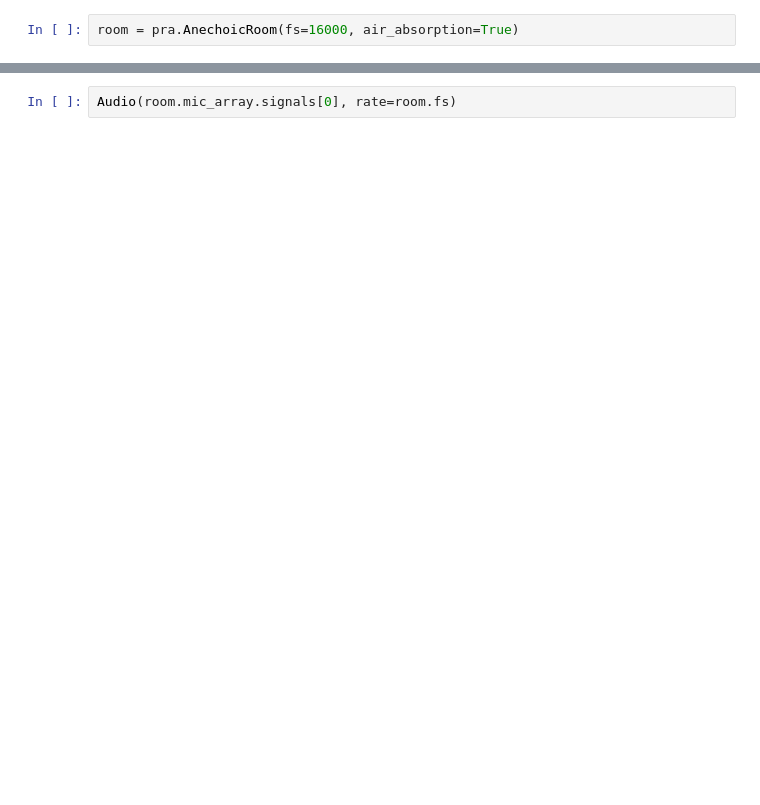
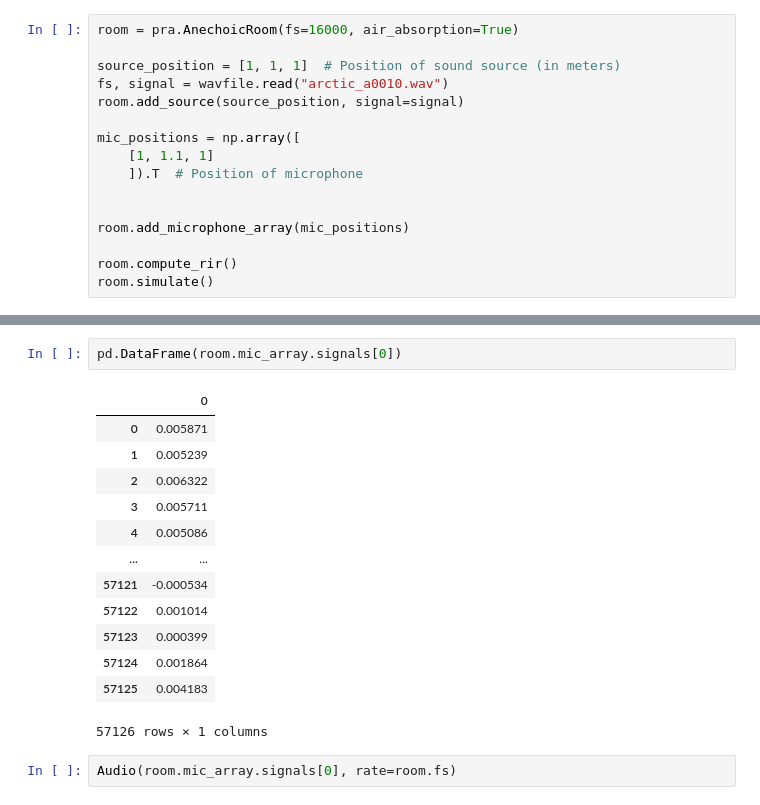
Before and after one commit to izzan-alfian/SELD-quadcopter, a Jupyter notebook: dataset_generator/drone_multi_channel_sound_generator copy.ipynb, the cells around one changed output, grey strips where cells are left out. Cells and saved outputs as stored; diff of their text form; blank space fills up the shorter version.

```diff
--- a/dataset_generator/drone_multi_channel_sound_generator copy.ipynb
+++ b/dataset_generator/drone_multi_channel_sound_generator copy.ipynb
@@ -6,3 +7,17 @@ from scipy.io import wavfile
 from IPython.display import Audio
 # %%
 room = pra.AnechoicRoom(fs=16000, air_absorption=True)
+
+source_position = [1, 1, 1]  # Position of sound source (in meters)
+fs, signal = wavfile.read("arctic_a0010.wav")
+room.add_source(source_position, signal=signal)
+
+mic_positions = np.array([
+    [1, 1.1, 1]
+    ]).T  # Position of microphone
+
+
+room.add_microphone_array(mic_positions)
+
+room.compute_rir()
+room.simulate()
@@ -46,3 +32,19 @@ Audio(np.sin(2*np.pi*440*np.arange(0,1,1/room.fs)), rate=16000)
+# %%
+pd.DataFrame(room.mic_array.signals[0])
+# %% [output]
+|  | 0 |
+| 0 | 0.005871 |
+| 1 | 0.005239 |
+| 2 | 0.006322 |
+| 3 | 0.005711 |
+| 4 | 0.005086 |
+| ... | ... |
+| 57121 | -0.000534 |
+| 57122 | 0.001014 |
+| 57123 | 0.000399 |
+| 57124 | 0.001864 |
+| 57125 | 0.004183 |
+57126 rows × 1 columns
 # %%
 Audio(room.mic_array.signals[0], rate=room.fs)
 # %% [output]
```
Also changed, not shown: parts of 6 cells of this notebook, 3 other files.
